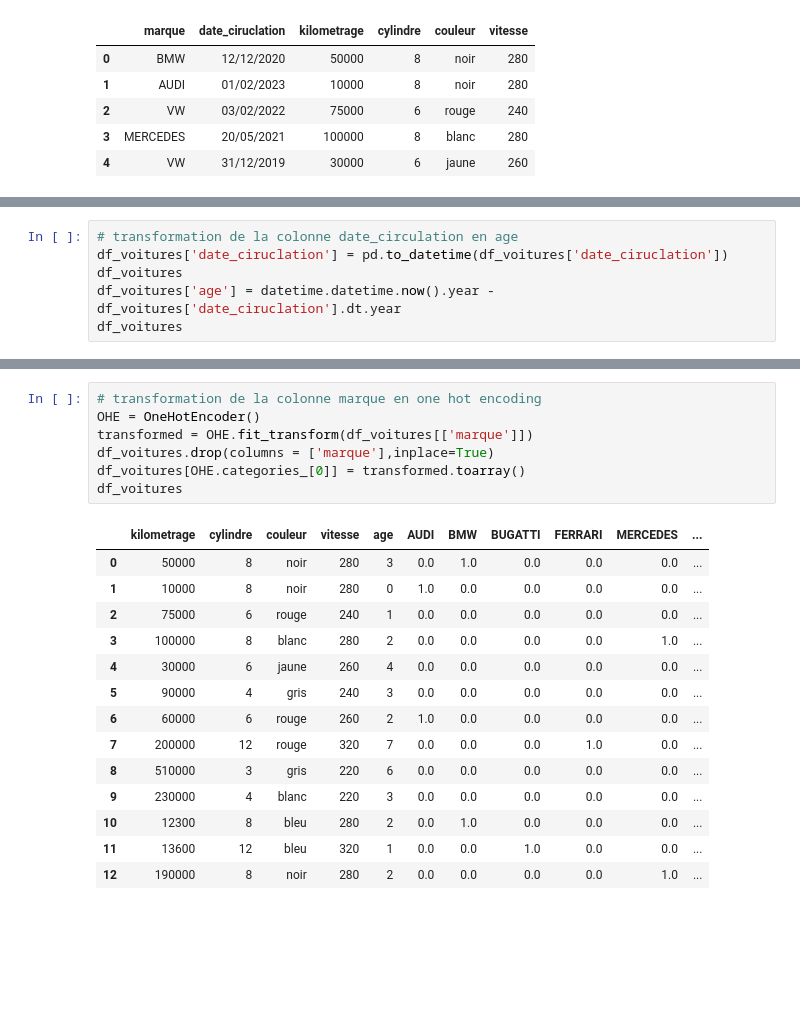
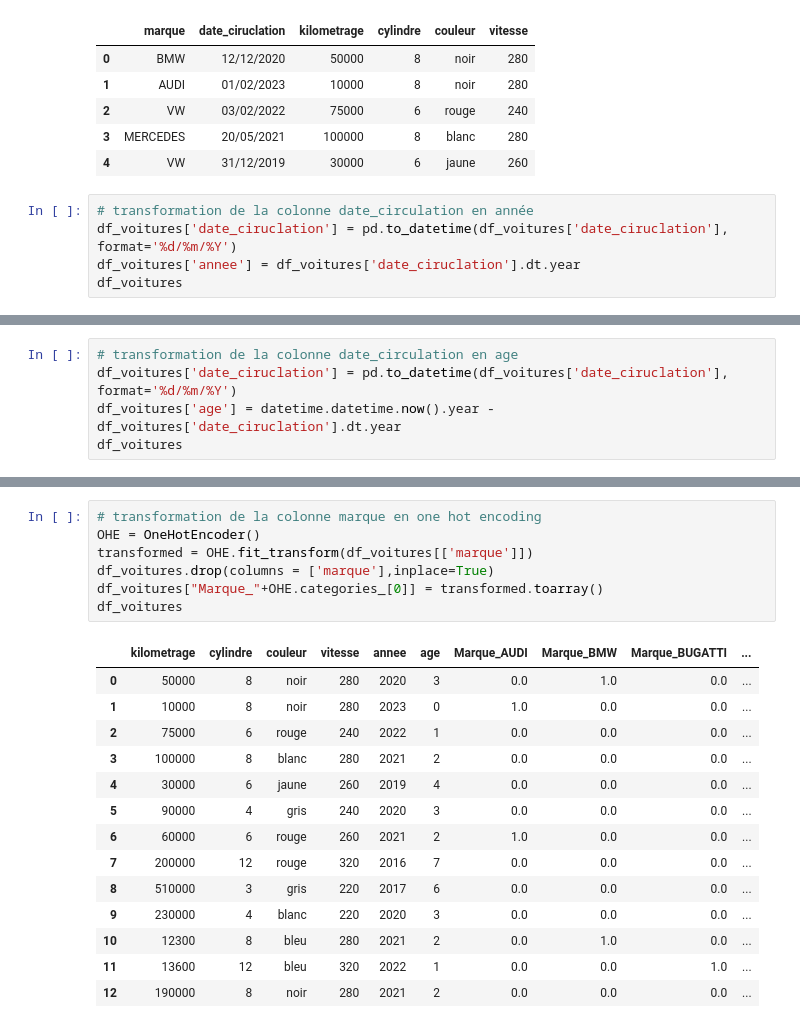
Before and after one commit to MohamedBennour/Agence-voitures-occasion, a Jupyter notebook: transformation_donnees.ipynb, the cells around one changed output, grey strips where cells are left out. Saved outputs shown, nothing was run; the diff lists cells and outputs as text; blank space fills up the shorter version.

Commit message:
Transformation de donnees

```diff
--- a/transformation_donnees.ipynb
+++ b/transformation_donnees.ipynb
@@ -26,3 +26,8 @@ df_voitures.head()
 | 2 | VW | 03/02/2022 | 75000 | 6 | rouge | 240 |
 | 3 | MERCEDES | 20/05/2021 | 100000 | 8 | blanc | 280 |
 | 4 | VW | 31/12/2019 | 30000 | 6 | jaune | 260 |
+# %%
+# transformation de la colonne date_circulation en année
+df_voitures['date_ciruclation'] = pd.to_datetime(df_voitures['date_ciruclation'], format='%d/%m/%Y')
+df_voitures['annee'] = df_voitures['date_ciruclation'].dt.year
+df_voitures
@@ -29,7 +49,6 @@ df_voitures.head()
 # %%
 # transformation de la colonne date_circulation en age
-df_voitures['date_ciruclation'] = pd.to_datetime(df_voitures['date_ciruclation'])
-df_voitures
+df_voitures['date_ciruclation'] = pd.to_datetime(df_voitures['date_ciruclation'], format='%d/%m/%Y')
 df_voitures['age'] = datetime.datetime.now().year - df_voitures['date_ciruclation'].dt.year
 df_voitures
 # %% [output]
@@ -69,25 +88,25 @@ df_voitures
 # %%
 # transformation de la colonne marque en one hot encoding
 OHE = OneHotEncoder()
 transformed = OHE.fit_transform(df_voitures[['marque']])
 df_voitures.drop(columns = ['marque'],inplace=True)
-df_voitures[OHE.categories_[0]] = transformed.toarray()
+df_voitures["Marque_"+OHE.categories_[0]] = transformed.toarray()
 df_voitures
 # %% [output]
-|  | kilometrage | cylindre | couleur | vitesse | age | AUDI | BMW | BUGATTI | FERRARI | MERCEDES | ... |
-| 0 | 50000 | 8 | noir | 280 | 3 | 0.0 | 1.0 | 0.0 | 0.0 | 0.0 | ... |
-| 1 | 10000 | 8 | noir | 280 | 0 | 1.0 | 0.0 | 0.0 | 0.0 | 0.0 | ... |
-| 2 | 75000 | 6 | rouge | 240 | 1 | 0.0 | 0.0 | 0.0 | 0.0 | 0.0 | ... |
-| 3 | 100000 | 8 | blanc | 280 | 2 | 0.0 | 0.0 | 0.0 | 0.0 | 1.0 | ... |
-| 4 | 30000 | 6 | jaune | 260 | 4 | 0.0 | 0.0 | 0.0 | 0.0 | 0.0 | ... |
-| 5 | 90000 | 4 | gris | 240 | 3 | 0.0 | 0.0 | 0.0 | 0.0 | 0.0 | ... |
-| 6 | 60000 | 6 | rouge | 260 | 2 | 1.0 | 0.0 | 0.0 | 0.0 | 0.0 | ... |
-| 7 | 200000 | 12 | rouge | 320 | 7 | 0.0 | 0.0 | 0.0 | 1.0 | 0.0 | ... |
-| 8 | 510000 | 3 | gris | 220 | 6 | 0.0 | 0.0 | 0.0 | 0.0 | 0.0 | ... |
-| 9 | 230000 | 4 | blanc | 220 | 3 | 0.0 | 0.0 | 0.0 | 0.0 | 0.0 | ... |
-| 10 | 12300 | 8 | bleu | 280 | 2 | 0.0 | 1.0 | 0.0 | 0.0 | 0.0 | ... |
-| 11 | 13600 | 12 | bleu | 320 | 1 | 0.0 | 0.0 | 1.0 | 0.0 | 0.0 | ... |
-| 12 | 190000 | 8 | noir | 280 | 2 | 0.0 | 0.0 | 0.0 | 0.0 | 1.0 | ... |
+|  | kilometrage | cylindre | couleur | vitesse | annee | age | Marque_AUDI | Marque_BMW | Marque_BUGATTI | ... |
+| 0 | 50000 | 8 | noir | 280 | 2020 | 3 | 0.0 | 1.0 | 0.0 | ... |
+| 1 | 10000 | 8 | noir | 280 | 2023 | 0 | 1.0 | 0.0 | 0.0 | ... |
+| 2 | 75000 | 6 | rouge | 240 | 2022 | 1 | 0.0 | 0.0 | 0.0 | ... |
+| 3 | 100000 | 8 | blanc | 280 | 2021 | 2 | 0.0 | 0.0 | 0.0 | ... |
+| 4 | 30000 | 6 | jaune | 260 | 2019 | 4 | 0.0 | 0.0 | 0.0 | ... |
+| 5 | 90000 | 4 | gris | 240 | 2020 | 3 | 0.0 | 0.0 | 0.0 | ... |
+| 6 | 60000 | 6 | rouge | 260 | 2021 | 2 | 1.0 | 0.0 | 0.0 | ... |
+| 7 | 200000 | 12 | rouge | 320 | 2016 | 7 | 0.0 | 0.0 | 0.0 | ... |
+| 8 | 510000 | 3 | gris | 220 | 2017 | 6 | 0.0 | 0.0 | 0.0 | ... |
+| 9 | 230000 | 4 | blanc | 220 | 2020 | 3 | 0.0 | 0.0 | 0.0 | ... |
+| 10 | 12300 | 8 | bleu | 280 | 2021 | 2 | 0.0 | 1.0 | 0.0 | ... |
+| 11 | 13600 | 12 | bleu | 320 | 2022 | 1 | 0.0 | 0.0 | 1.0 | ... |
+| 12 | 190000 | 8 | noir | 280 | 2021 | 2 | 0.0 | 0.0 | 0.0 | ... |
 # %%
 # transformation de la colonne couleur en one hot encoding
 OHE = OneHotEncoder()
```
Also changed, not shown: parts of 4 cells of this notebook, 3 other files.
